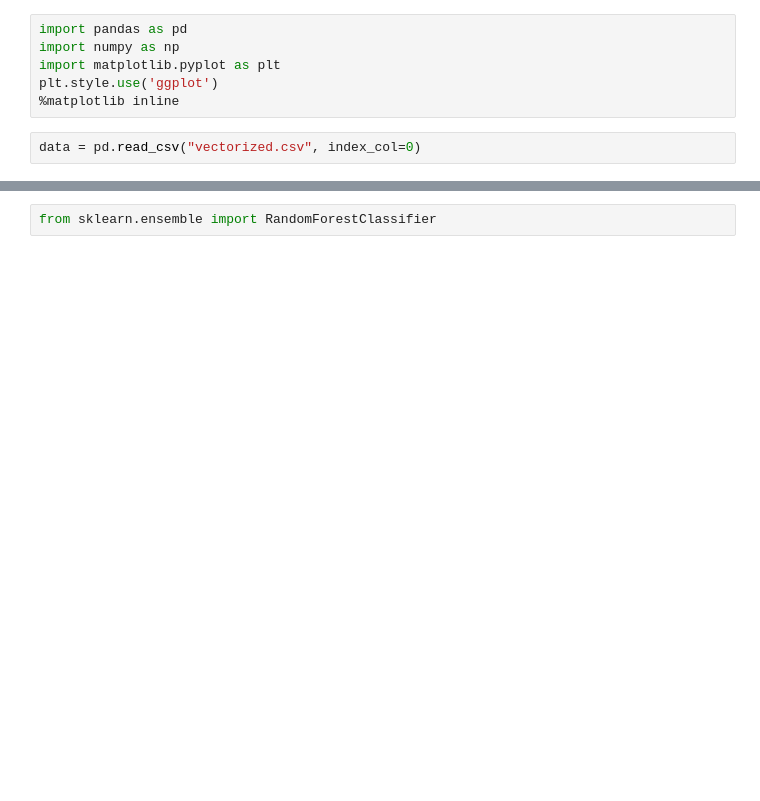
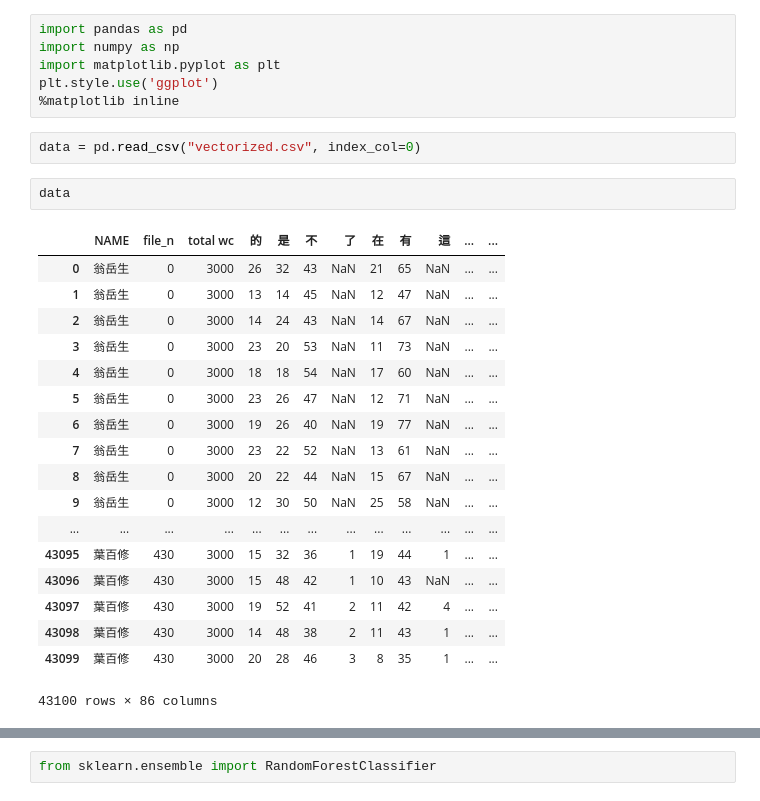
Before and after one commit to ldes89150/Linguistic_Analysis_Final_Project, a Jupyter notebook: ml_predict.ipynb, the cells around one changed output, grey strips where cells are left out. Saved outputs shown, nothing was run; the diff lists cells and outputs as text; blank space fills up the shorter version.

```diff
--- a/ml_predict.ipynb
+++ b/ml_predict.ipynb
@@ -6,4 +6,25 @@ plt.style.use('ggplot')
 %matplotlib inline
 # %%
 data = pd.read_csv("vectorized.csv", index_col=0)
+# %%
+data
+# %% [output]
+|  | NAME | file_n | total wc | 的 | 是 | 不 | 了 | 在 | 有 | 這 | ... | ... |
+| 0 | 翁岳生 | 0 | 3000 | 26 | 32 | 43 | NaN | 21 | 65 | NaN | ... | ... |
+| 1 | 翁岳生 | 0 | 3000 | 13 | 14 | 45 | NaN | 12 | 47 | NaN | ... | ... |
+| 2 | 翁岳生 | 0 | 3000 | 14 | 24 | 43 | NaN | 14 | 67 | NaN | ... | ... |
+| 3 | 翁岳生 | 0 | 3000 | 23 | 20 | 53 | NaN | 11 | 73 | NaN | ... | ... |
+| 4 | 翁岳生 | 0 | 3000 | 18 | 18 | 54 | NaN | 17 | 60 | NaN | ... | ... |
+| 5 | 翁岳生 | 0 | 3000 | 23 | 26 | 47 | NaN | 12 | 71 | NaN | ... | ... |
+| 6 | 翁岳生 | 0 | 3000 | 19 | 26 | 40 | NaN | 19 | 77 | NaN | ... | ... |
+| 7 | 翁岳生 | 0 | 3000 | 23 | 22 | 52 | NaN | 13 | 61 | NaN | ... | ... |
+| 8 | 翁岳生 | 0 | 3000 | 20 | 22 | 44 | NaN | 15 | 67 | NaN | ... | ... |
+| 9 | 翁岳生 | 0 | 3000 | 12 | 30 | 50 | NaN | 25 | 58 | NaN | ... | ... |
+| ... | ... | ... | ... | ... | ... | ... | ... | ... | ... | ... | ... | ... |
+| 43095 | 葉百修 | 430 | 3000 | 15 | 32 | 36 | 1 | 19 | 44 | 1 | ... | ... |
+| 43096 | 葉百修 | 430 | 3000 | 15 | 48 | 42 | 1 | 10 | 43 | NaN | ... | ... |
+| 43097 | 葉百修 | 430 | 3000 | 19 | 52 | 41 | 2 | 11 | 42 | 4 | ... | ... |
+| 43098 | 葉百修 | 430 | 3000 | 14 | 48 | 38 | 2 | 11 | 43 | 1 | ... | ... |
+| 43099 | 葉百修 | 430 | 3000 | 20 | 28 | 46 | 3 | 8 | 35 | 1 | ... | ... |
+43100 rows × 86 columns
 # %%
```
Also changed, not shown: parts of 9 cells of this notebook, 2 other files.
